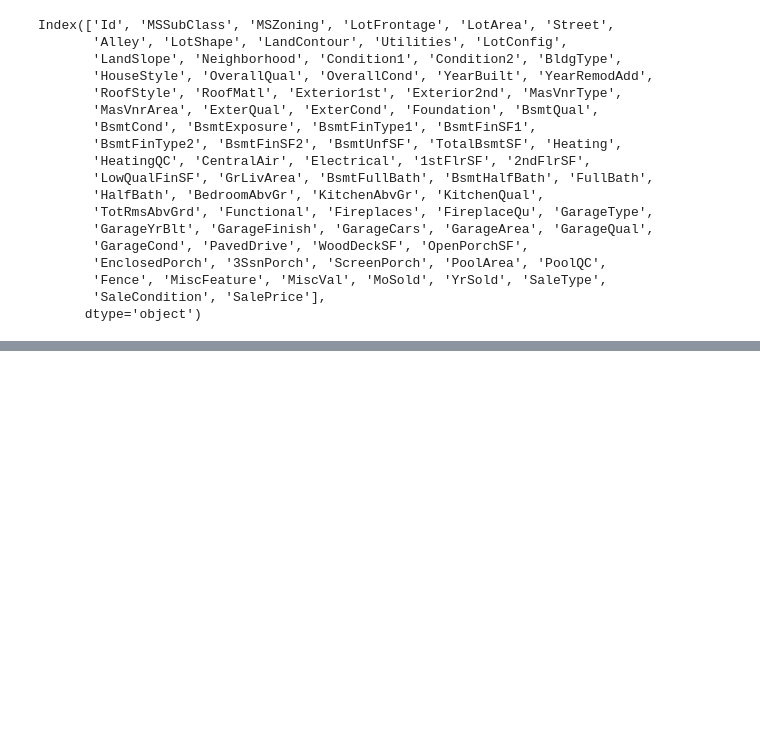
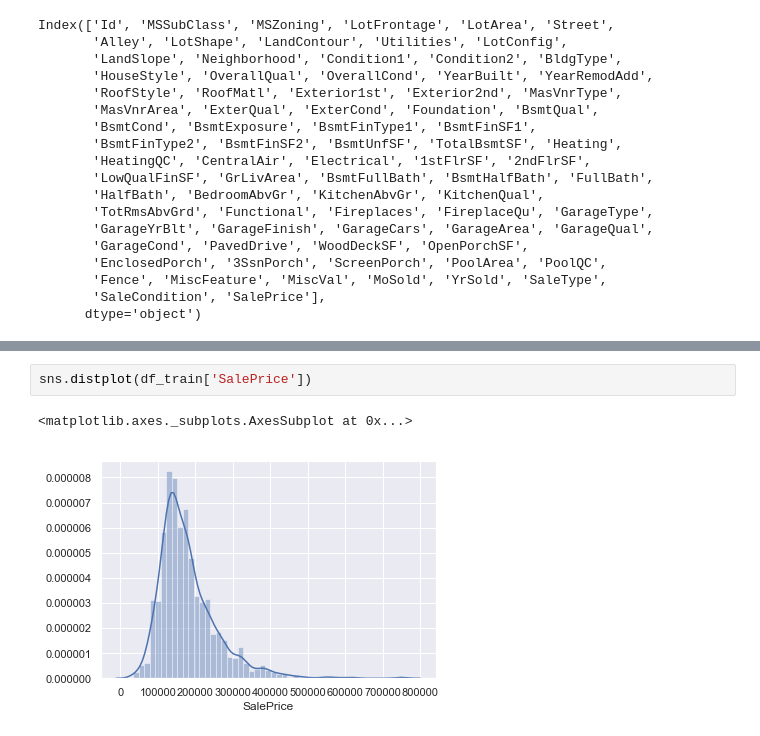
Before and after one commit to maasa22/postgre_sql, a Jupyter notebook: rec/Kaggle_comprehensive_data_exploration.ipynb, the cells around one changed output, grey strips where cells are left out. Saved outputs shown, nothing was run; the diff lists cells and outputs as text; blank space fills up the shorter version.

```diff
--- a/rec/Kaggle_comprehensive_data_exploration.ipynb
+++ b/rec/Kaggle_comprehensive_data_exploration.ipynb
@@ -321,0 +76,5 @@ df_train = pd.get_dummies(df_train)
+# %%
+sns.distplot(df_train['SalePrice'])
+# %% [output]
+<matplotlib.axes._subplots.AxesSubplot at 0x...>
+[figure, added]
```
Also changed, not shown: parts of 63 cells of this notebook, 2 other files.
